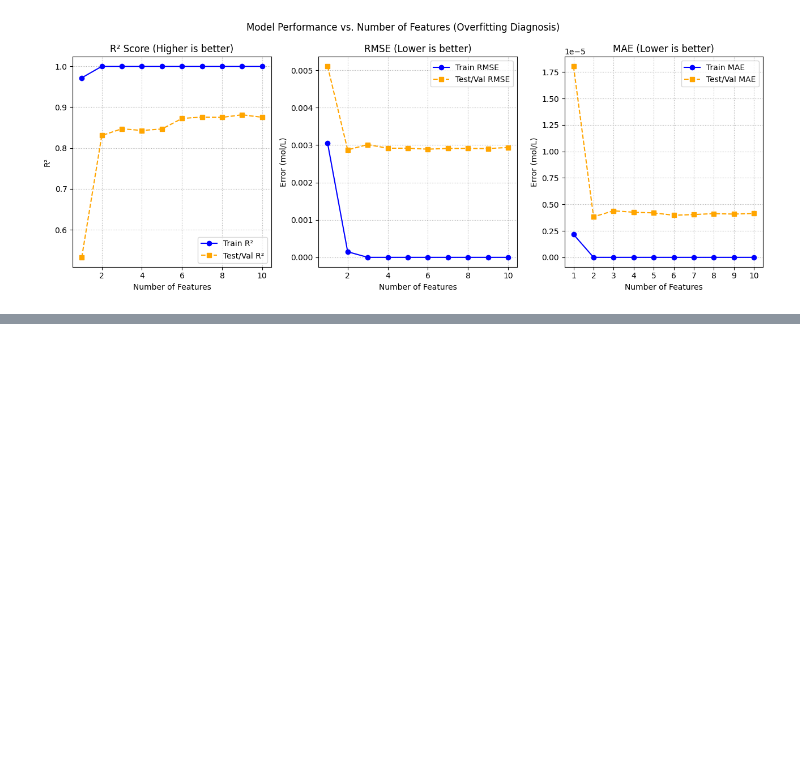
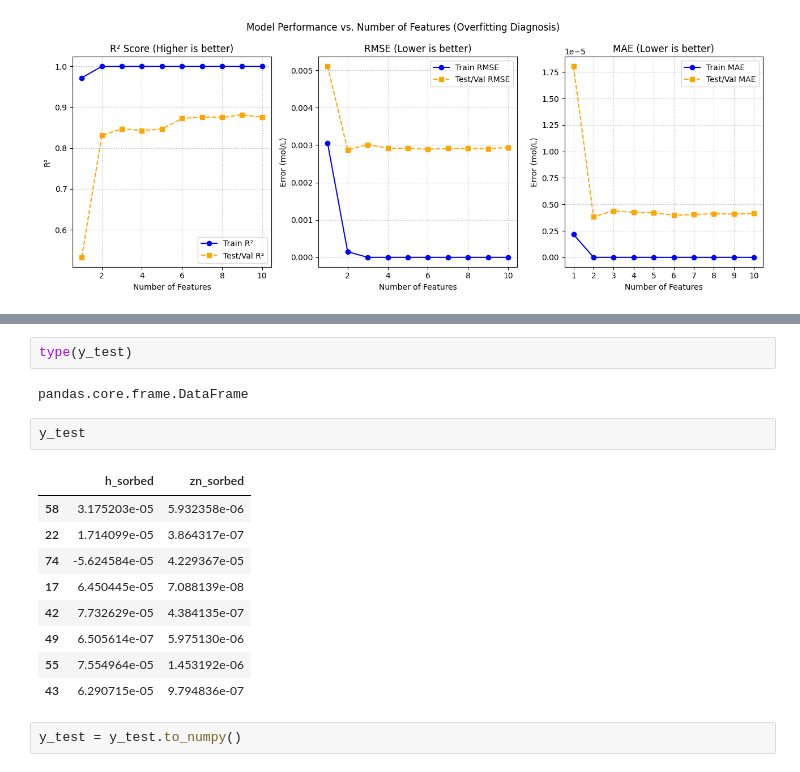
Before and after one commit to Ryan-z-Feng-ccsf/chemical-regressor, a Jupyter notebook: rf_regressor/train_val_process.ipynb, the cells around one changed output, grey strips where cells are left out. Cells and saved outputs as stored; diff of their text form; blank space fills up the shorter version.

Commit message:
feat: update the test

```diff
--- a/rf_regressor/train_val_process.ipynb
+++ b/rf_regressor/train_val_process.ipynb
@@ -512,0 +578,18 @@ plt.show()
+# %%
+type(y_test)
+# %% [output]
+pandas.core.frame.DataFrame
+# %%
+y_test
+# %% [output]
+|  | h_sorbed | zn_sorbed |
+| 58 | 3.175203e-05 | 5.932358e-06 |
+| 22 | 1.714099e-05 | 3.864317e-07 |
+| 74 | -5.624584e-05 | 4.229367e-05 |
+| 17 | 6.450445e-05 | 7.088139e-08 |
+| 42 | 7.732629e-05 | 4.384135e-07 |
+| 49 | 6.505614e-07 | 5.975130e-06 |
+| 55 | 7.554964e-05 | 1.453192e-06 |
+| 43 | 6.290715e-05 | 9.794836e-07 |
+# %%
+y_test = y_test.to_numpy()
```
Also changed, not shown: parts of 13 cells of this notebook, 28 other files.
